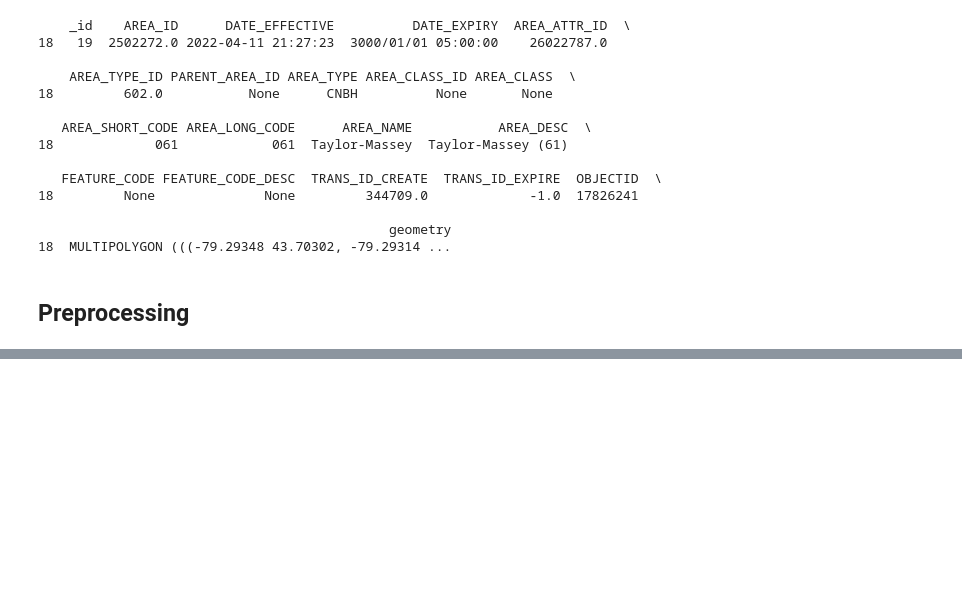
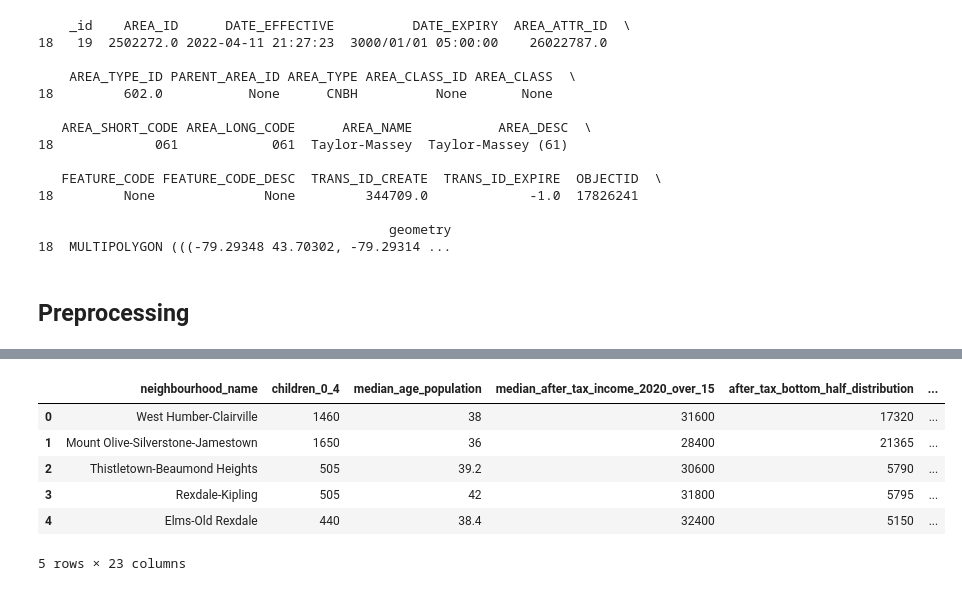
Before and after one commit to lucas-ben/mba-business-analytics, a Jupyter notebook: Data Viz Data Folder/file.ipynb, the cells around one changed output, grey strips where cells are left out. Saved outputs shown, nothing was run; the diff lists cells and outputs as text; code cells hidden in the pictures; blank space fills up the shorter version.

```diff
--- a/Data Viz Data Folder/file.ipynb
+++ b/Data Viz Data Folder/file.ipynb
@@ -291,5 +265,21 @@ transpose['count_of_children'] = with_children_cols.sum(axis=1) # row wise sum
 neighbourhood_metrics['count_of_children'] = transpose['count_of_children']
 
 neighbourhood_metrics['single_moms'] = transpose[ '    in which the parent is a woman+']
+
+nias = improvement_areas['AREA_NAME'].unique()
+neighbourhood_metrics['is_nia'] = neighbourhood_metrics['neighbourhood_name'].isin(nias)
 # %%
-neighbourhood_metrics
+neighbourhoods = neighbourhoods.to_crs(child_centres.crs)
+
+# assigning child care centres to neighbourhoods
+centres_per_neighbourhood = gpd.sjoin(child_centres, neighbourhoods, how='left', predicate='within') # spatial join
+
+childcare_counts = centres_per_neighbourhood.groupby('AREA_NAME').size().reset_index(name='childcare_centres_count')
+
+neighbourhood_metrics = neighbourhood_metrics.merge(
+    childcare_counts,
+    left_on='neighbourhood_name',
+    right_on='AREA_NAME',
+    how='left'
+)
+neighbourhood_metrics['childcare_centres_count'] = neighbourhood_metrics['childcare_centres_count'].fillna(0)
@@ -309,0 +286,10 @@ neighbourhood_metrics
+# %%
+neighbourhood_metrics.head(5)
+# %% [output]
+|  | neighbourhood_name | children_0_4 | median_age_population | median_after_tax_income_2020_over_15 | after_tax_bottom_half_distribution | ... |
+| 0 | West Humber-Clairville | 1460 | 38 | 31600 | 17320 | ... |
+| 1 | Mount Olive-Silverstone-Jamestown | 1650 | 36 | 28400 | 21365 | ... |
+| 2 | Thistletown-Beaumond Heights | 505 | 39.2 | 30600 | 5790 | ... |
+| 3 | Rexdale-Kipling | 505 | 42 | 31800 | 5795 | ... |
+| 4 | Elms-Old Rexdale | 440 | 38.4 | 32400 | 5150 | ... |
+5 rows × 23 columns
```
Also changed, not shown: parts of 12 cells of this notebook, 9 other files.
